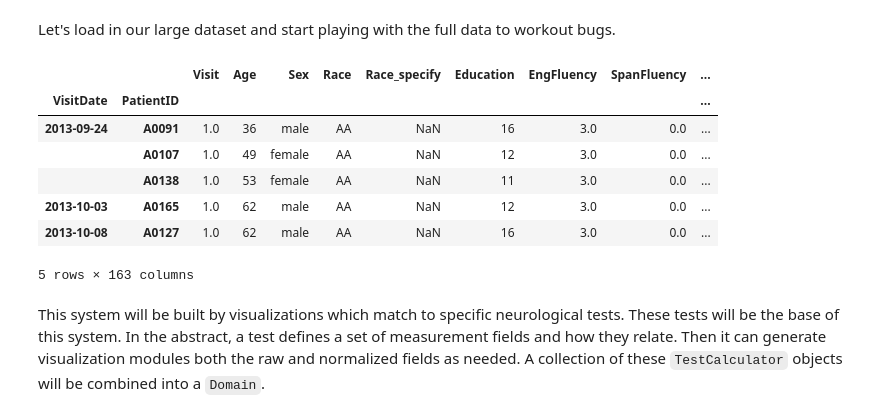
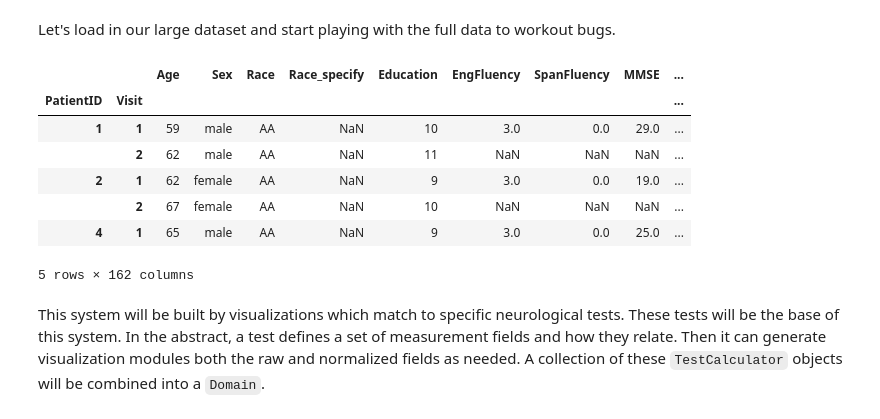
Before and after one commit to JudoWill/autoneuro, a Jupyter notebook: 03_domains.ipynb, the cells around one changed output. Cells and saved outputs as stored; diff of their text form; code cells hidden in the pictures.

Commit message:
changing display outputs to remove the handful of dates

```diff
--- a/03_domains.ipynb
+++ b/03_domains.ipynb
@@ -27,32 +27,32 @@ import seaborn as sbn
 from autoneuro.calculators import TestCalculator
 # %%
 all_neuro = pd.read_excel('data/neuro_data.xlsx',
-                          na_values=['na', '-', 'nd']).groupby(['VisitDate', 'PatientID']).first()
+                          na_values=['na', '-', 'nd']).groupby(['PatientID', 'Visit']).first().drop(['VisitDate'], axis=1)
 all_neuro.replace({'Race': {2: 'AA',
                             1: 'white',
                             3: 'asian'},
                    'Sex': {1: 'male', 2: 'female'}},
                   inplace=True)
 
 COLUMN_MAPPING = {'BVMTtrial1': 'trial1', 'BVMTtrial2': 'trial2', 'BVMTtrial3': 'trial3',
                   'BVMTdelay': 'delay',
                   'BVMThits': 'hits', 'BVMTfalsepos': 'false_pos',
                   'Stroop.word': 'stroop_word',
                   'Stroop.color': 'stroop_color',
                   'Stroop.colorword': 'stroop_color_word',
                   'Sex': 'gender', 'Race': 'race',
                   'Education': 'education', 'Age': 'age'}
 
 all_neuro.head()
 # %% [output]
-|  |  | Visit | Age | Sex | Race | Race_specify | Education | EngFluency | SpanFluency | ... |
-| VisitDate | PatientID |  |  |  |  |  |  |  |  | ... |
-| 2013-09-24 | A0091 | 1.0 | 36 | male | AA | NaN | 16 | 3.0 | 0.0 | ... |
-|  | A0107 | 1.0 | 49 | female | AA | NaN | 12 | 3.0 | 0.0 | ... |
-|  | A0138 | 1.0 | 53 | female | AA | NaN | 11 | 3.0 | 0.0 | ... |
-| 2013-10-03 | A0165 | 1.0 | 62 | male | AA | NaN | 12 | 3.0 | 0.0 | ... |
-| 2013-10-08 | A0127 | 1.0 | 62 | male | AA | NaN | 16 | 3.0 | 0.0 | ... |
+|  |  | Age | Sex | Race | Race_specify | Education | EngFluency | SpanFluency | MMSE | ... |
+| PatientID | Visit |  |  |  |  |  |  |  |  | ... |
+| 1 | 1 | 59 | male | AA | NaN | 10 | 3.0 | 0.0 | 29.0 | ... |
+|  | 2 | 62 | male | AA | NaN | 11 | NaN | NaN | NaN | ... |
+| 2 | 1 | 62 | female | AA | NaN | 9 | 3.0 | 0.0 | 19.0 | ... |
+|  | 2 | 67 | female | AA | NaN | 10 | NaN | NaN | NaN | ... |
+| 4 | 1 | 65 | male | AA | NaN | 9 | 3.0 | 0.0 | 25.0 | ... |
-5 rows × 163 columns
+5 rows × 162 columns
 # %% [markdown]
 This system will be built by visualizations which match to specific neurological tests.
 These tests will be the base of this system.
```
Also changed, not shown: parts of 6 cells of this notebook, 21 other files.
